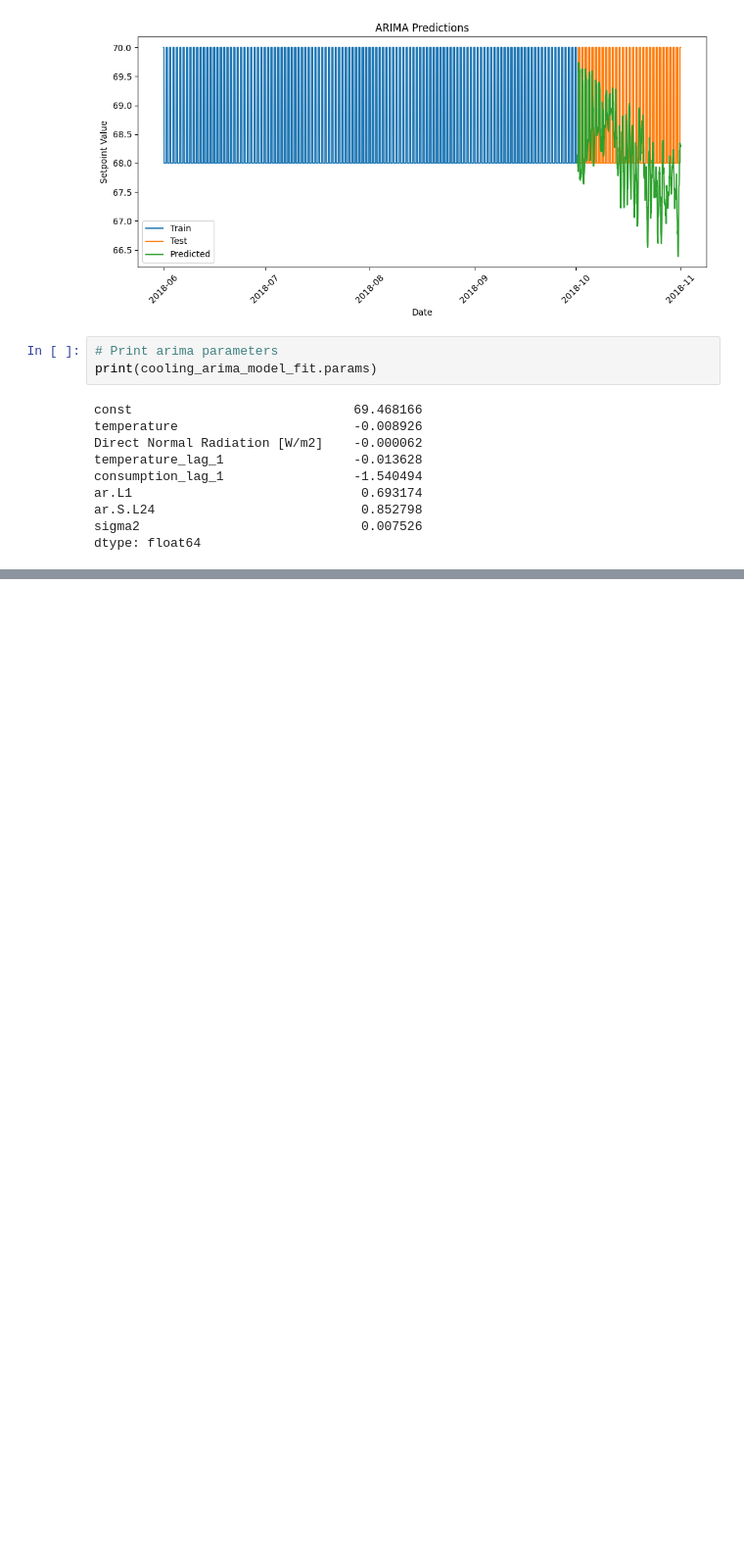
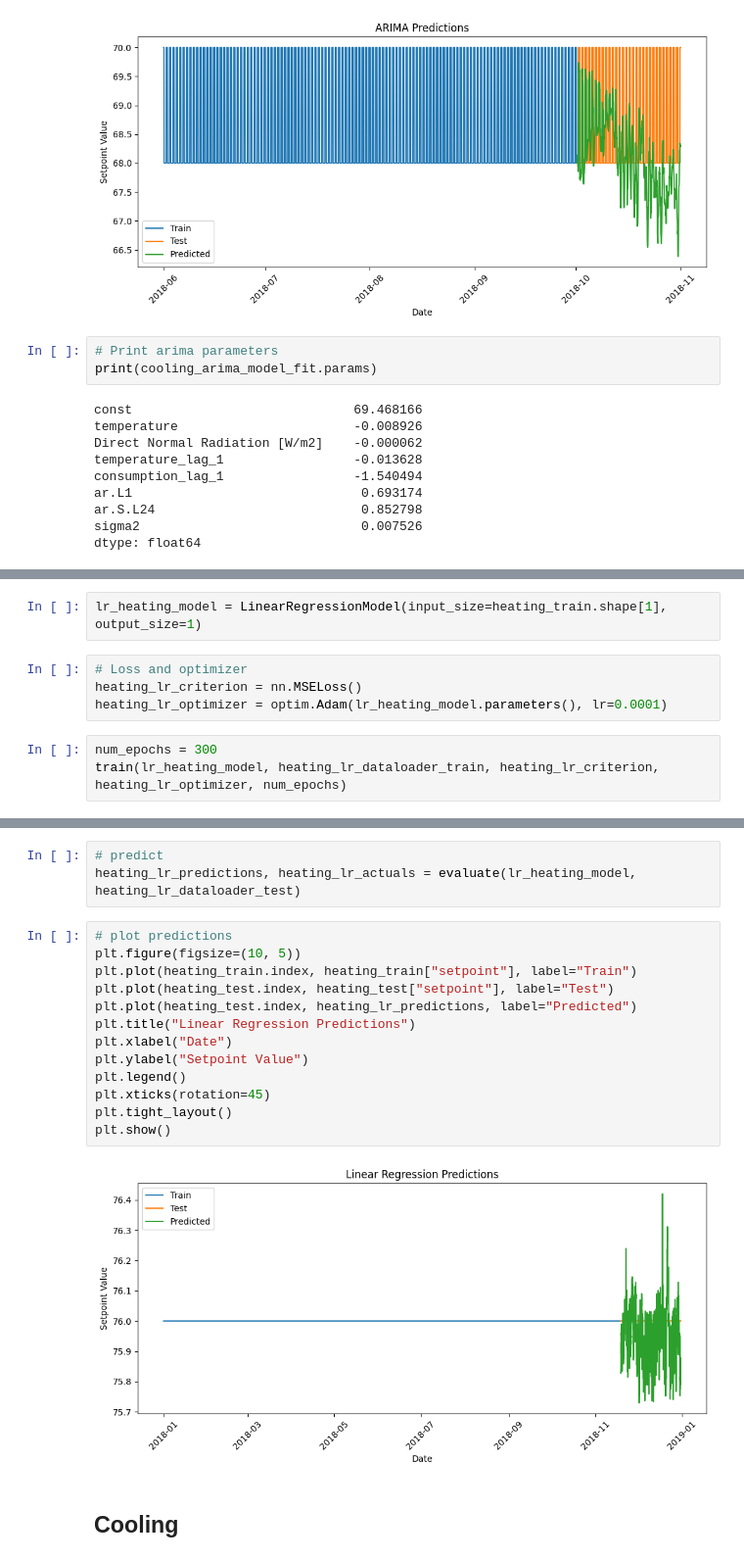
Before and after one commit to adrianlopezlanchares/Space-Conditioning-Electrification, a Jupyter notebook: consumption/full-prediction/full_prediction.ipynb, the cells around one changed output, grey strips where cells are left out. Shown at 98% size. Drawn from its saved outputs; the diff is of its cells as text; blank space fills up the shorter version.

Commit message:
add linear regression prediction

```diff
--- a/consumption/full-prediction/full_prediction.ipynb
+++ b/consumption/full-prediction/full_prediction.ipynb
@@ -744,0 +782,9 @@ dtype: float64
+# %%
+lr_heating_model = LinearRegressionModel(input_size=heating_train.shape[1], output_size=1)
+# %%
+# Loss and optimizer
+heating_lr_criterion = nn.MSELoss()
+heating_lr_optimizer = optim.Adam(lr_heating_model.parameters(), lr=0.0001)
+# %%
+num_epochs = 300
+train(lr_heating_model, heating_lr_dataloader_train, heating_lr_criterion, heating_lr_optimizer, num_epochs)
@@ -744,0 +809,20 @@ dtype: float64
+# %%
+# predict
+heating_lr_predictions, heating_lr_actuals = evaluate(lr_heating_model, heating_lr_dataloader_test)
+# %%
+# plot predictions
+plt.figure(figsize=(10, 5))
+plt.plot(heating_train.index, heating_train["setpoint"], label="Train")
+plt.plot(heating_test.index, heating_test["setpoint"], label="Test")
+plt.plot(heating_test.index, heating_lr_predictions, label="Predicted")
+plt.title("Linear Regression Predictions")
+plt.xlabel("Date")
+plt.ylabel("Setpoint Value")
+plt.legend()
+plt.xticks(rotation=45)
+plt.tight_layout()
+plt.show()
+# %% [output]
+[figure, added]
+# %% [markdown]
+## Cooling
```
Also changed, not shown: parts of 29 cells of this notebook, 1 other file.
